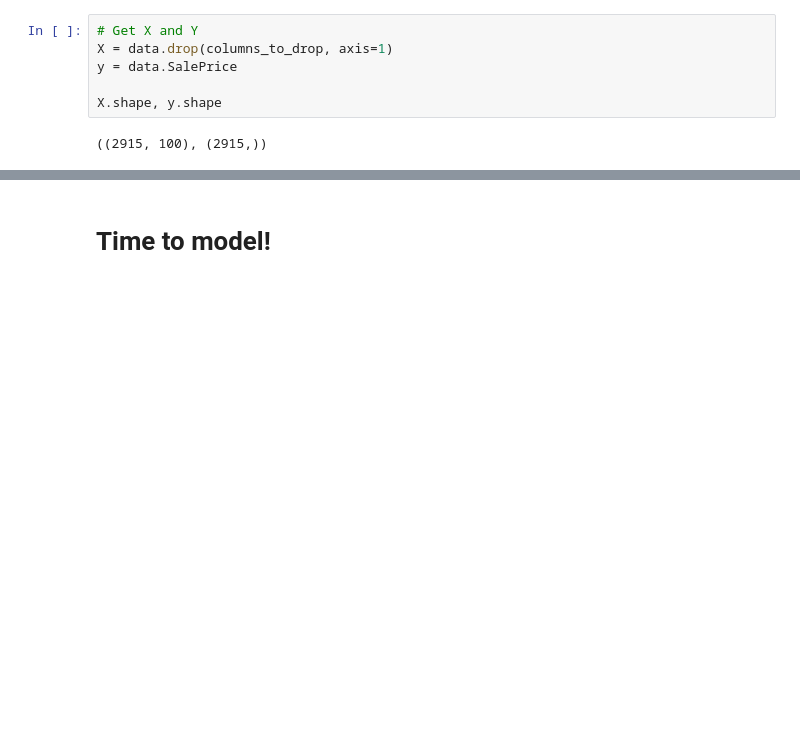
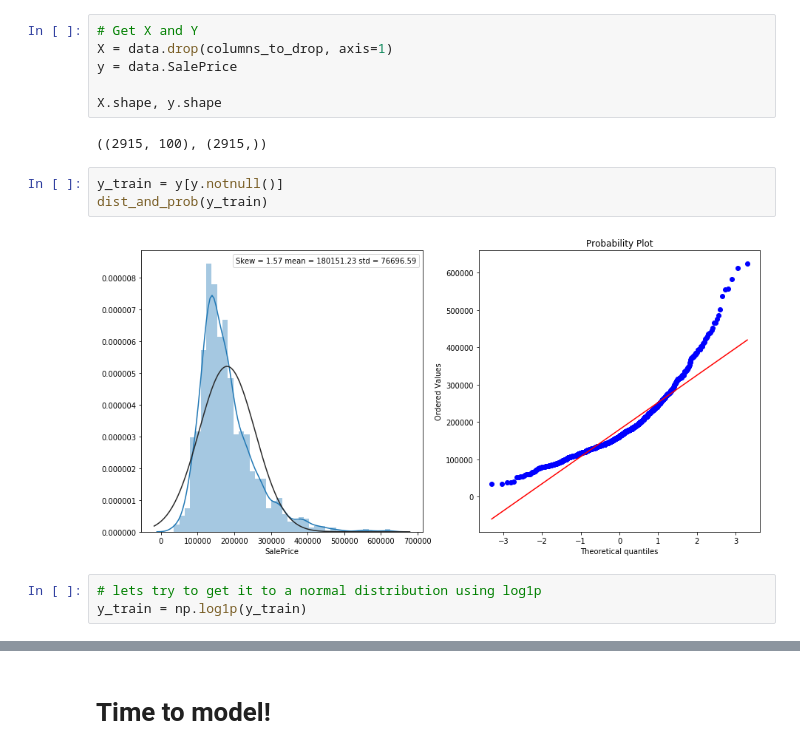
Before and after one commit to TQgit/datascience_project2, a Jupyter notebook: housing/input/kernel.ipynb, the cells around one changed output, grey strips where cells are left out. Cells and saved outputs as stored; diff of their text form; blank space fills up the shorter version.

```diff
--- a/housing/input/kernel.ipynb
+++ b/housing/input/kernel.ipynb
@@ -1111,3 +1111,11 @@ y = data.SalePrice
 X.shape, y.shape
 # %% [output]
 ((2915, 100), (2915,))
+# %%
+y_train = y[y.notnull()]
+dist_and_prob(y_train)
+# %% [output]
+[figure, added]
+# %%
+# lets try to get it to a normal distribution using log1p
+y_train = np.log1p(y_train)
```
Also changed, not shown: parts of 35 cells of this notebook, 1 other file.
